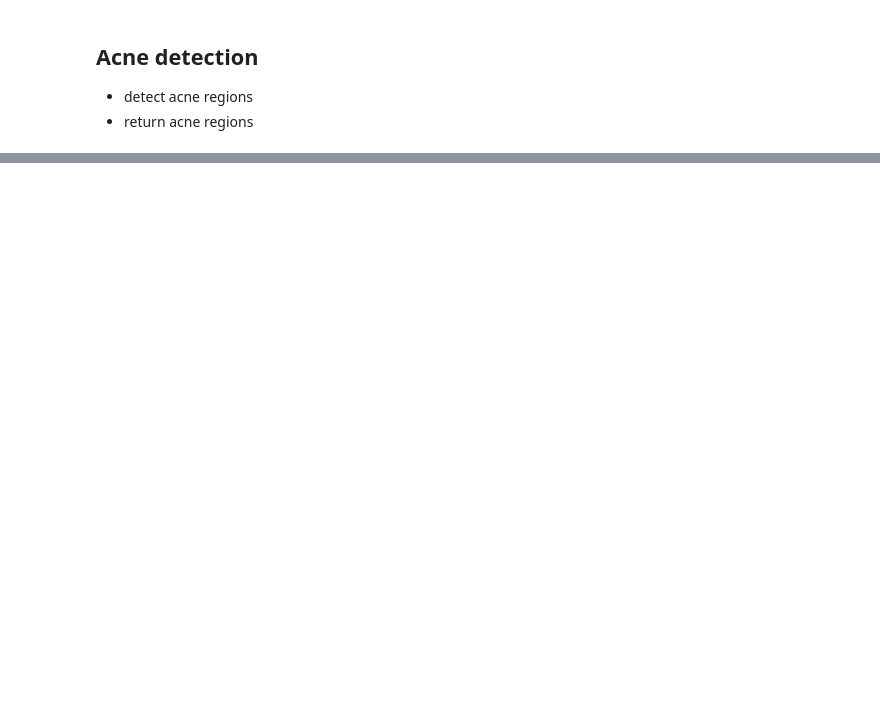
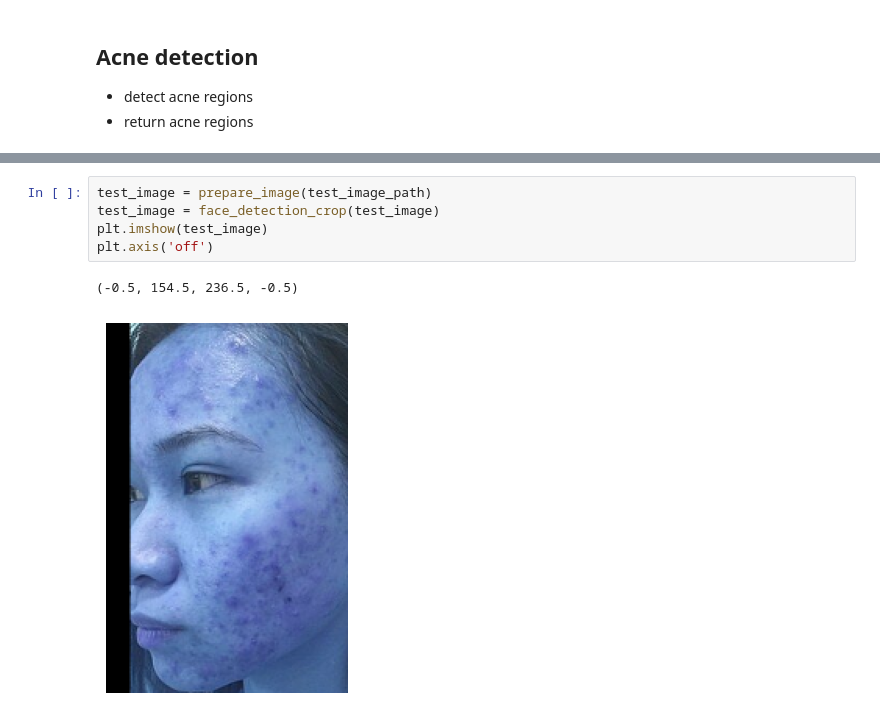
Before and after one commit to Dewiin/DTM_CTP2024, a Jupyter notebook: blemish_bot.ipynb, the cells around one changed output, grey strips where cells are left out. Cells and saved outputs as stored; diff of their text form; blank space fills up the shorter version.

```diff
--- a/blemish_bot.ipynb
+++ b/blemish_bot.ipynb
@@ -222,0 +268,8 @@ plt.axis('off')
+# %%
+test_image = prepare_image(test_image_path)
+test_image = face_detection_crop(test_image)
+plt.imshow(test_image)
+plt.axis('off')
+# %% [output]
+(-0.5, 154.5, 236.5, -0.5)
+[figure, added]
```
Also changed, not shown: parts of 18 cells of this notebook, 12 other files.
